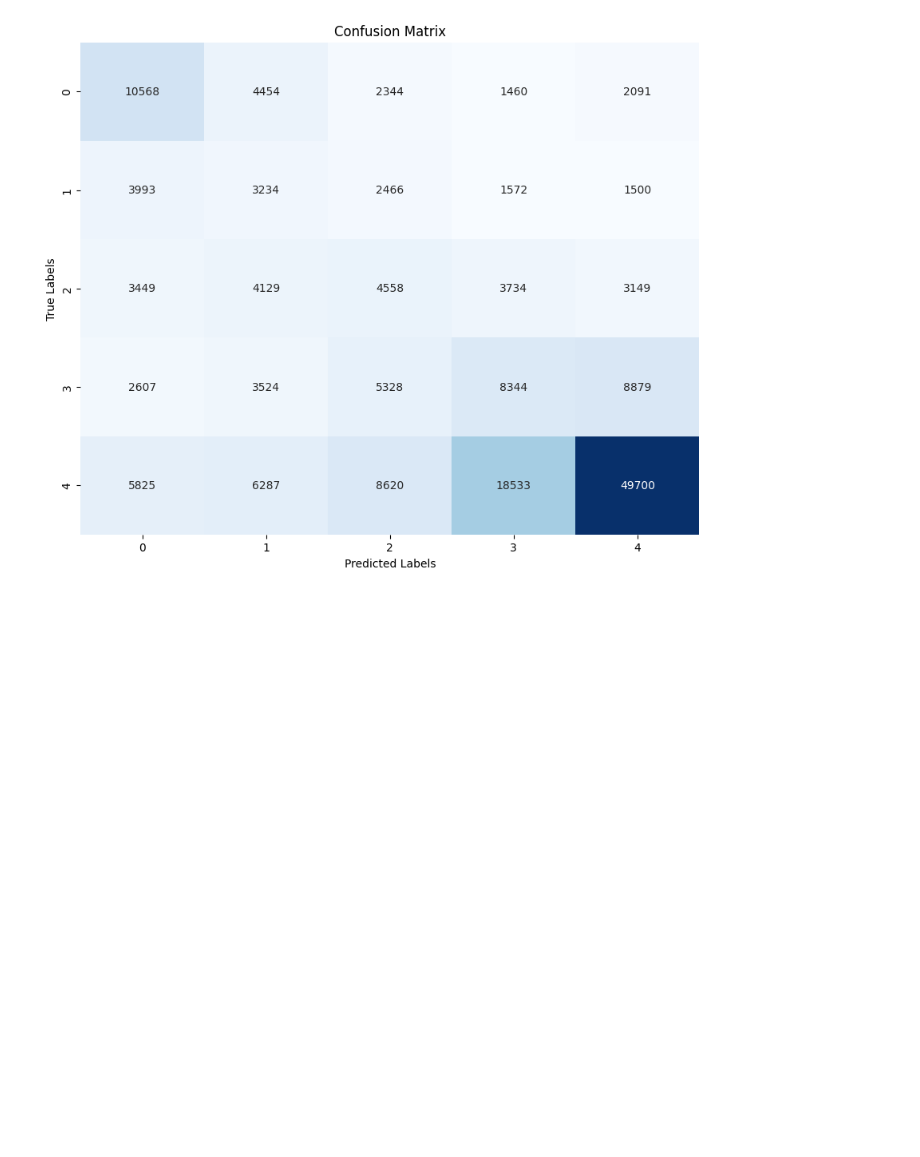
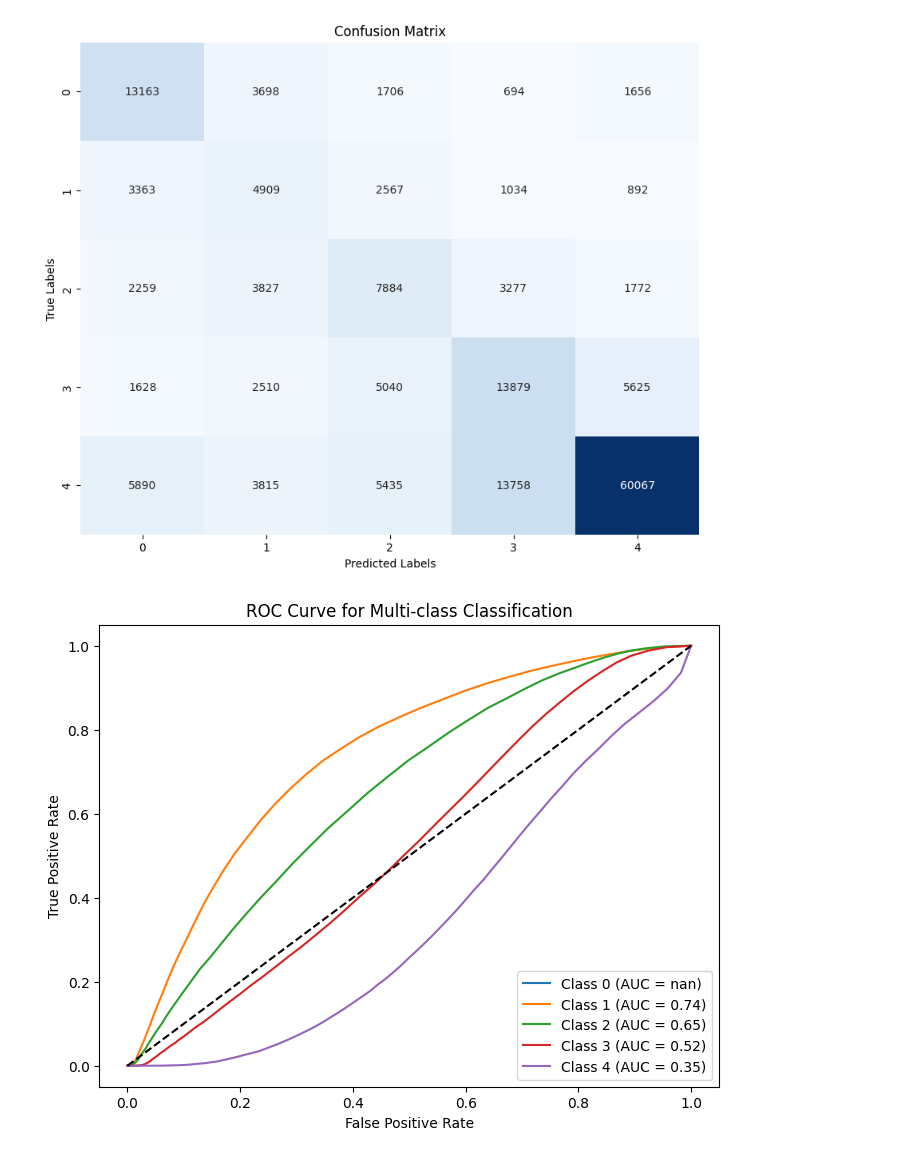
Before and after one commit to narayansharma-21/Amazon-Review-Sentiment-Analysis, a Jupyter notebook: src/model/random_forest/random_forest.ipynb, the cells around one changed output. Drawn from its saved outputs; the diff is of its cells as text; code cells hidden in the pictures; blank space fills up the shorter version.

```diff
--- a/src/model/random_forest/random_forest.ipynb
+++ b/src/model/random_forest/random_forest.ipynb
@@ -7,10 +7,10 @@ from sklearn.ensemble import RandomForestClassifier
 from sklearn.metrics import classification_report
 
 # Load your CSV data into a pandas DataFrame
-df = pd.read_csv('../../data/processed/tokenized_data.csv')
+df = pd.read_csv('../../../data/processed/tokenized_data.csv')
 
 # Load the vectorized features from the .npy file
-vectorized_features = np.load('../../data/processed/vectorized_features.npy')
+vectorized_features = np.load('../../../data/processed/vectorized_features_with_summary_tokens.npy')
 
 feature_vectors = pd.DataFrame(vectorized_features)
 feature_vectors.columns = [f'vec_feature_{i}' for i in range(feature_vectors.shape[1])]
@@ -27,10 +27,6 @@ rf_model.fit(X_train, y_train)
 
 # Predict the target variable for the test set
 y_pred = rf_model.predict(X_test)
-
-# Save the trained model to a file
-with open('random_forest_model.pkl', 'wb') as file:
-    pickle.dump(rf_model, file)
 # %%
 # Print the classification report
 print(classification_report(y_test, y_pred))
@@ -134,3 +130,32 @@ plt.ylabel('True Labels')
 plt.show()
 # %% [output]
 [figure]
+# %%
+from sklearn.metrics import roc_curve, auc
+import matplotlib.pyplot as plt
+
+y_prob = rf_model.predict_proba(X_test)
+
+
+
+# Compute ROC curve and ROC area for each class
+fpr = dict()
+tpr = dict()
+roc_auc = dict()
+for i in range(len(np.unique(y))):
+    fpr[i], tpr[i], _ = roc_curve(y_test == i, y_prob[:, i])
+    roc_auc[i] = auc(fpr[i], tpr[i])
+
+# Plot ROC curve for each class
+plt.figure(figsize=(8, 6))
+for i in range(len(np.unique(y))):
+    plt.plot(fpr[i], tpr[i], label=f'Class {i} (AUC = {roc_auc[i]:0.2f})')
+
+plt.plot([0, 1], [0, 1], 'k--')  # Plot diagonal line
+plt.xlabel('False Positive Rate')
+plt.ylabel('True Positive Rate')
+plt.title('ROC Curve for Multi-class Classification')
+plt.legend(loc="lower right")
+plt.show()
+# %% [output]
+[figure, added]
```
Also changed, not shown: parts of 3 cells of this notebook, 7 other files.
